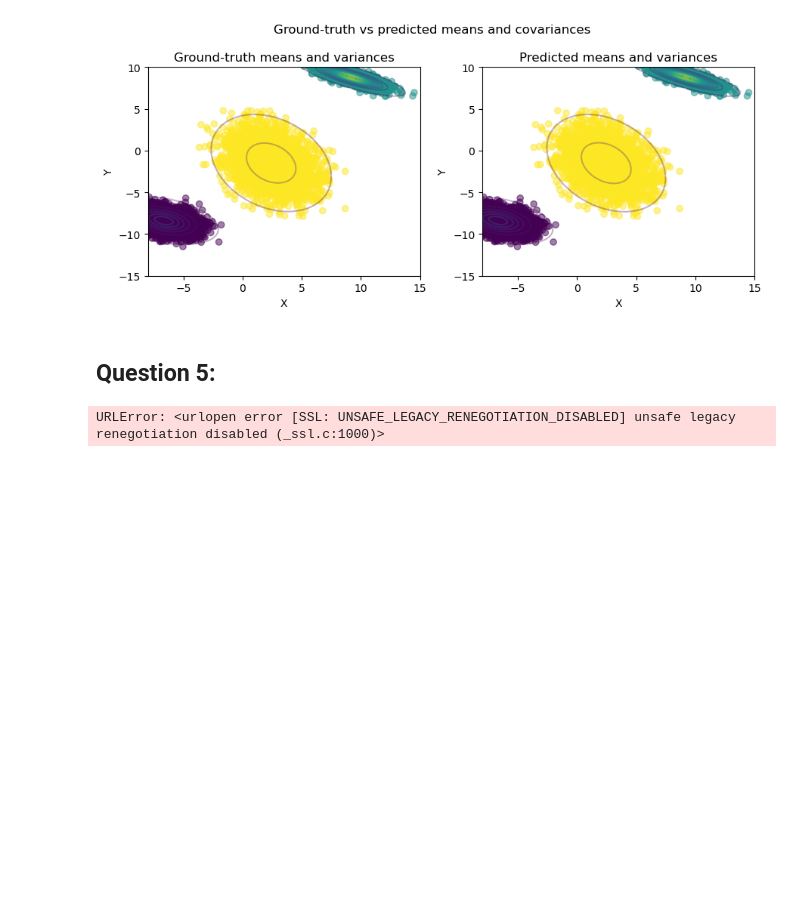
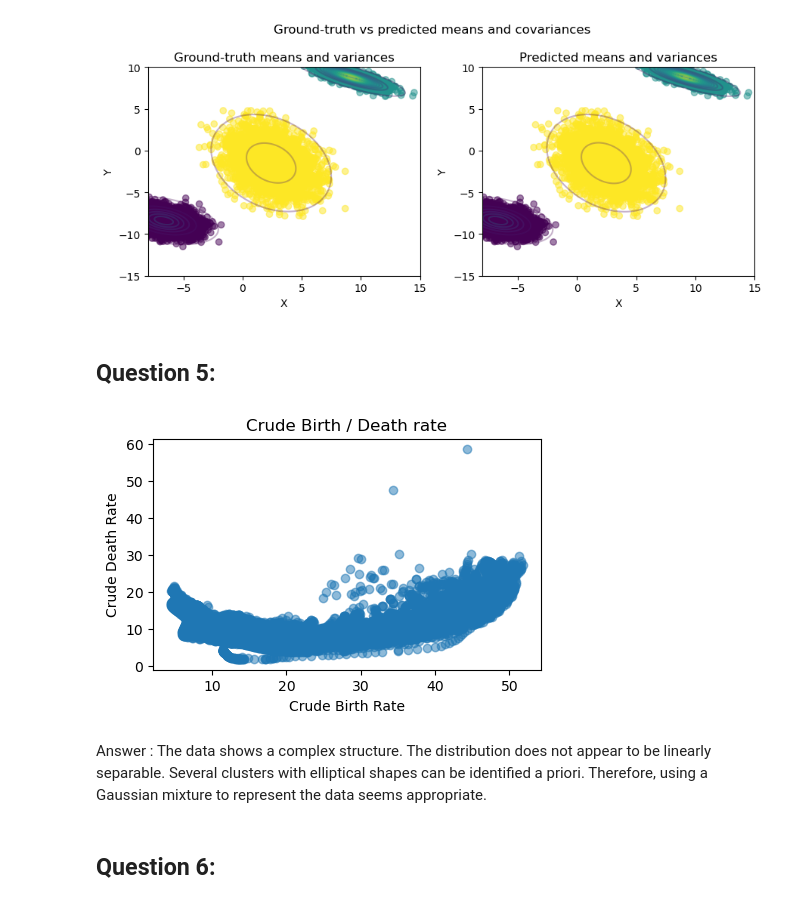
Before and after one commit to AugustinCablant/3A-class, a Jupyter notebook: Computational Statistics/TP2.ipynb, the cells around one changed output. Saved outputs shown, nothing was run; the diff lists cells and outputs as text; code cells hidden in the pictures; blank space fills up the shorter version.

```diff
--- a/Computational Statistics/TP2.ipynb
+++ b/Computational Statistics/TP2.ipynb
@@ -423,21 +422,28 @@ plt.show()
 [figure]
 # %% [markdown]
 ## Question 5:
-# %%
-import pandas as pd
-
-PATH = "https://population.un.org/wpp/Download/Files/3_Indicators%20(Special%20Aggregates)/EXCEL_FILES/3_UN-related/1_General/WPP2024_SA3_GEN_F01_DEMOGRAPHIC_INDICATORS.xlsx"
-df = pd.read_excel(PATH)    #[['CBR', 'CDR']].dropna()
-# %% [output]
-URLError: <urlopen error [SSL: UNSAFE_LEGACY_RENEGOTIATION_DISABLED] unsafe legacy renegotiation disabled (_ssl.c:1000)>
 # %%
-X = df.to_numpy()
+import pandas as pd
+
+PATH = "https://population.un.org/wpp/Download/Files/3_Indicators%20(Special%20Aggregates)/EXCEL_FILES/3_UN-related/1_General/WPP2024_SA3_GEN_F01_DEMOGRAPHIC_INDICATORS.xlsx"
+df = pd.read_excel('dataset.xlsx')
+df.columns = df[15:16].values[0]
+df = df[16:]
+df.replace('...', np.nan, inplace=True)
+df = df[['Crude Birth Rate (births per 1,000 population)', 'Crude Death Rate (deaths per 1,000 population)']].dropna()
+X = df.to_numpy(dtype = 'float')
 n_samples, n_dims = X.shape
 
 # Plottting the dataset
 plt.figure(figsize=(5,3))
-plt.title('Crude birth/death rate')
+plt.title('Crude Birth / Death rate')
 plt.scatter(X[:,0], X[:,1], alpha=0.5)
-plt.xlabel('CBR')
-plt.ylabel('CDR')
+plt.xlabel('Crude Birth Rate')
+plt.ylabel('Crude Death Rate')
 plt.show()
+# %% [output]
+[figure, added]
+# %% [markdown]
+Answer : The data shows a complex structure. The distribution does not appear to be linearly separable. Several clusters with elliptical shapes can be identified a priori. Therefore, using a Gaussian mixture to represent the data seems appropriate.
+# %% [markdown]
+## Question 6:
```
Also changed, not shown: parts of 7 cells of this notebook, 1 other file.
